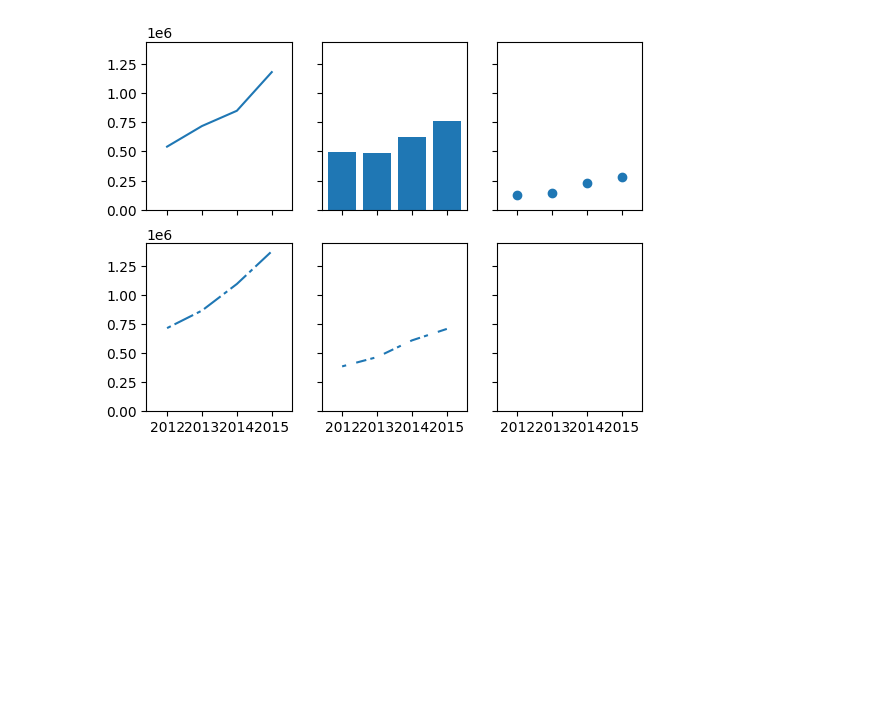
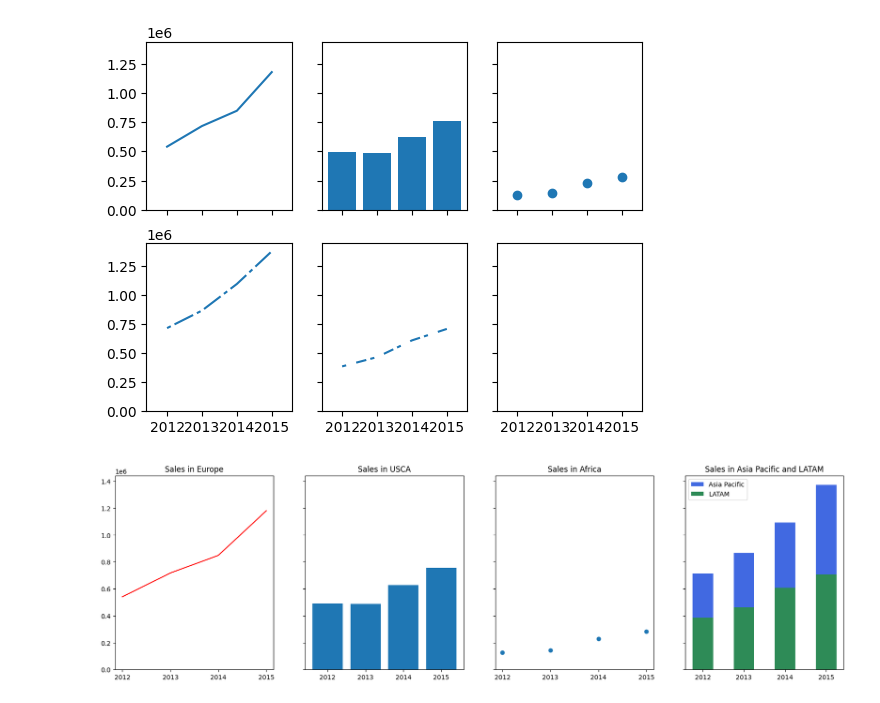
Before and after one commit to SUBHASISHBISWAS/UpGrad, a Jupyter notebook: Code/Courses/C1-SQL and Statistics Essentials/M2-Data Visualisation using Python/S1-Introduction to Data Visualisation with Matplotlib/SUBHASISH BISWAS/1-Matplotlib.ipynb, the cells around one changed output. Saved outputs shown, nothing was run; the diff lists cells and outputs as text; code cells hidden in the pictures; blank space fills up the shorter version.

Commit message:
Add enhanced bar chart visualization with customizations
Signed-off-by: SUBHASISH BISWAS <subhasishbiswas15@gmail.com>

```diff
--- a/Code/Courses/C1-SQL and Statistics Essentials/M2-Data Visualisation using Python/S1-Introduction to Data Visualisation with Matplotlib/SUBHASISH BISWAS/1-Matplotlib.ipynb
+++ b/Code/Courses/C1-SQL and Statistics Essentials/M2-Data Visualisation using Python/S1-Introduction to Data Visualisation with Matplotlib/SUBHASISH BISWAS/1-Matplotlib.ipynb
@@ -360,3 +360,42 @@ latam.set_dashes([2, 5, 5, 2])
 plt.show()
 # %% [output]
 [figure]
+# %%
+# Create a figure with 4 subplots in a single row, sharing the y-axis
+fig, ax = plt.subplots(ncols=4, sharey=True)
+
+# Plot sales data for Europe in the first subplot
+europe, = ax[0].plot(years, sales_Europe)
+europe.set_label("Europe")  # Set the label for the legend
+europe.set_color("red")  # Set the color of the plot line to red
+ax[0].set_title('Sales in Europe')  # Set the title for the first subplot
+
+# Create a bar chart for USCA sales data in the second subplot
+usca = ax[1].bar(years, sales_USCA)
+usca.set_label("USCA")  # Set the label for the legend
+ax[1].set_title('Sales in USCA')  # Set the title for the second subplot
+
+# Create a scatter plot for Africa sales data in the third subplot
+africa = ax[2].scatter(years, sales_africa)
+africa.set_label("Africa")  # Set the label for the legend
+ax[2].set_title('Sales in Africa')  # Set the title for the third subplot
+
+# Create a bar chart for Asia Pacific sales data in the fourth subplot
+asia = ax[3].bar(years, sales_Asia_Pacific, width=0.5, color='royalblue')
+
+# Create a bar chart for LATAM sales data in the fourth subplot
+latam = ax[3].bar(years, sales_LATAM, width=0.5, color='seagreen')
+
+# Set the title for the fourth subplot
+ax[3].set_title('Sales in Asia Pacific and LATAM')
+
+# Add a legend to the fourth subplot
+ax[3].legend((asia[0], latam[0]), ('Asia Pacific', 'LATAM'))
+
+# Set the size of the entire figure
+fig.set_size_inches(20.5, 5.5, forward=True)
+
+# Display the plot
+plt.show()
+# %% [output]
+[figure, added]
```
